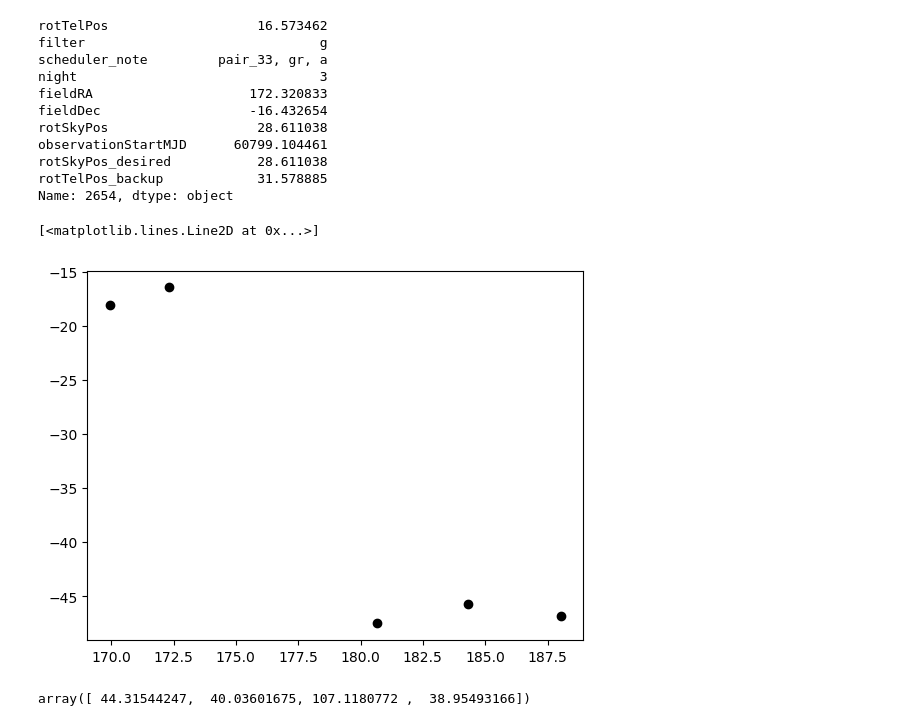
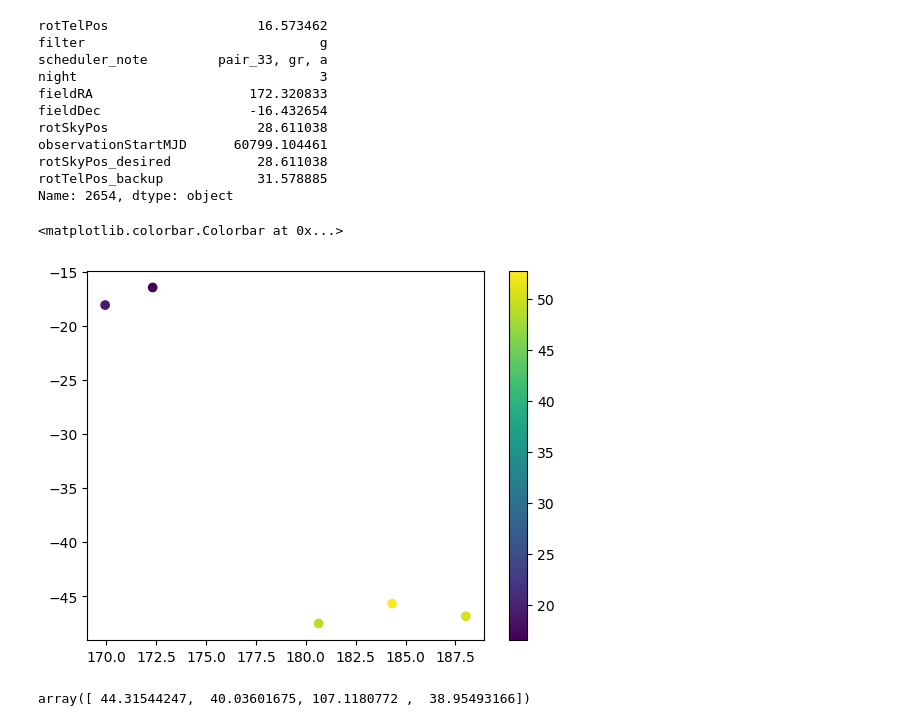
Before and after one commit to lsst-sims/sims_featureScheduler_runs4.1, a Jupyter notebook: baseline/check_rot_changes.ipynb, the cells around one changed output. Saved outputs shown, nothing was run; the diff lists cells and outputs as text; code cells hidden in the pictures.

```diff
--- a/baseline/check_rot_changes.ipynb
+++ b/baseline/check_rot_changes.ipynb
@@ -106,10 +106,11 @@ rotTelPos_backup            31.578885
 Name: 2654, dtype: object
 # %%
 indx = in_night[np.arange(303,308,1)]
-plt.plot(data["fieldRA"].values[indx], data["fieldDec"].values[indx], 'ko')
+plt.scatter(data["fieldRA"].values[indx], data["fieldDec"].values[indx], c=data["rotTelPos"].values[indx])
+plt.colorbar()
 # %% [output]
-[<matplotlib.lines.Line2D at 0x...>]
+<matplotlib.colorbar.Colorbar at 0x...>
-[figure, old version]
+[figure, new version]
 # %%
 np.diff(data["observationStartMJD"].values[indx])*24*3600
 # %% [output]
```
Also changed, not shown: 1 other file.
